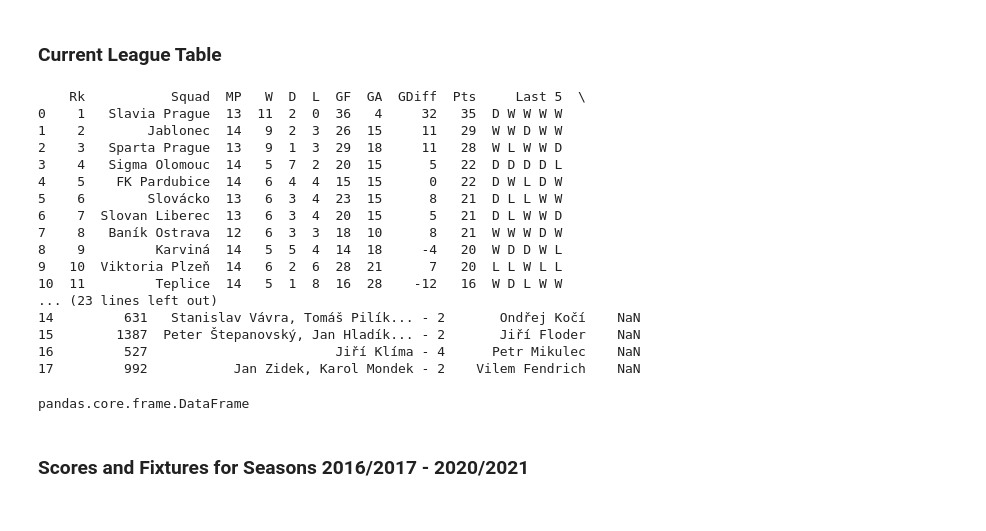
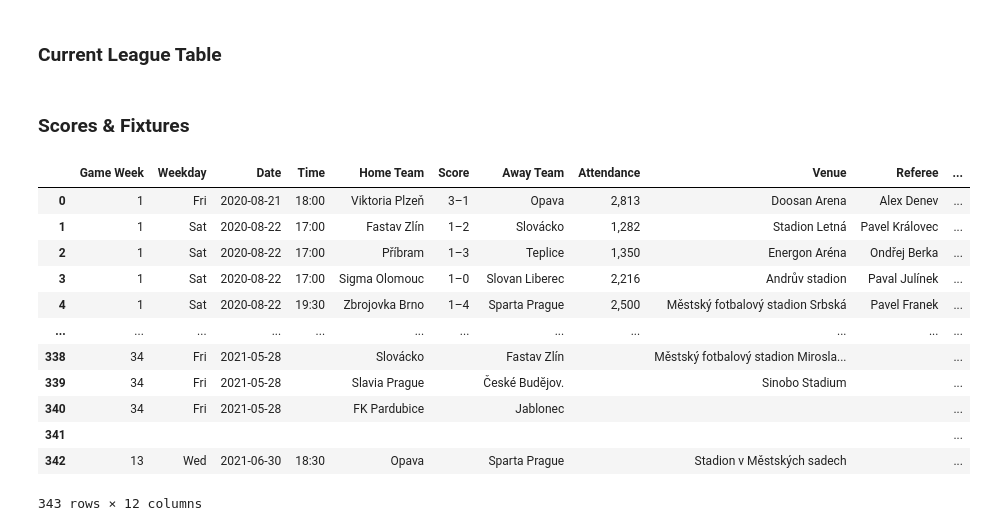
Before and after one commit to Johnymancvrk/Czech-Football-League, a Jupyter notebook: teams_table&scores.ipynb, the cells around one changed output. Cells and saved outputs as stored; diff of their text form; code cells hidden in the pictures.

Commit message:
adding edited scraping notebook and output files with dataframes

```diff
--- a/teams_table&scores.ipynb
+++ b/teams_table&scores.ipynb
@@ -6,0 +59,2 @@ import pandas as pd
+# %% [markdown]
+### Scores & Fixtures
@@ -7,27 +106,17 @@ import pandas as pd
 # %%
-url = 'https://fbref.com/en/comps/66/Czech-First-League-Stats'
-tables_list = pd.read_html(url)
-table_df = pd.DataFrame(tables_list[0])
-print(table_df)
-type(table_df)
+url = "https://fbref.com/en/comps/66/schedule/Czech-First-League-Scores-and-Fixtures"
+Scores_Scraper_regular(url)
 # %% [output]
+|  | Game Week | Weekday | Date | Time | Home Team | Score | Away Team | Attendance | Venue | Referee | ... |
+| 0 | 1 | Fri | 2020-08-21 | 18:00 | Viktoria Plzeň | 3–1 | Opava | 2,813 | Doosan Arena | Alex Denev | ... |
+| 1 | 1 | Sat | 2020-08-22 | 17:00 | Fastav Zlín | 1–2 | Slovácko | 1,282 | Stadion Letná | Pavel Královec | ... |
+| 2 | 1 | Sat | 2020-08-22 | 17:00 | Příbram | 1–3 | Teplice | 1,350 | Energon Aréna | Ondřej Berka | ... |
+| 3 | 1 | Sat | 2020-08-22 | 17:00 | Sigma Olomouc | 1–0 | Slovan Liberec | 2,216 | Andrův stadion | Paval Julínek | ... |
+| 4 | 1 | Sat | 2020-08-22 | 19:30 | Zbrojovka Brno | 1–4 | Sparta Prague | 2,500 | Městský fotbalový stadion Srbská | Pavel Franek | ... |
+| ... | ... | ... | ... | ... | ... | ... | ... | ... | ... | ... | ... |
+| 338 | 34 | Fri | 2021-05-28 |  | Slovácko |  | Fastav Zlín |  | Městský fotbalový stadion Mirosla... |  | ... |
+| 339 | 34 | Fri | 2021-05-28 |  | Slavia Prague |  | České Budĕjov. |  | Sinobo Stadium |  | ... |
+| 340 | 34 | Fri | 2021-05-28 |  | FK Pardubice |  | Jablonec |  |  |  | ... |
+| 341 |  |  |  |  |  |  |  |  |  |  | ... |
+| 342 | 13 | Wed | 2021-06-30 | 18:30 | Opava |  | Sparta Prague |  | Stadion v Městských sadech |  | ... |
-    Rk           Squad  MP   W  D  L  GF  GA  GDiff  Pts     Last 5  \
-0    1   Slavia Prague  13  11  2  0  36   4     32   35  D W W W W
-1    2        Jablonec  14   9  2  3  26  15     11   29  W W D W W
-2    3   Sparta Prague  13   9  1  3  29  18     11   28  W L W W D
-3    4   Sigma Olomouc  14   5  7  2  20  15      5   22  D D D D L
-4    5    FK Pardubice  14   6  4  4  15  15      0   22  D W L D W
-5    6        Slovácko  13   6  3  4  23  15      8   21  D L L W W
-6    7  Slovan Liberec  13   6  3  4  20  15      5   21  D L W W D
-7    8   Baník Ostrava  12   6  3  3  18  10      8   21  W W W D W
-8    9         Karviná  14   5  5  4  14  18     -4   20  W D D W L
-9   10  Viktoria Plzeň  14   6  2  6  28  21      7   20  L L W L L
-10  11         Teplice  14   5  1  8  16  28    -12   16  W D L W W
-... (23 lines left out)
-14         631   Stanislav Vávra, Tomáš Pilík... - 2       Ondřej Kočí    NaN
-15        1387  Peter Štepanovský, Jan Hladík... - 2       Jiří Floder    NaN
-16         527                        Jiří Klíma - 4      Petr Mikulec    NaN
-17         992           Jan Zidek, Karol Mondek - 2    Vilem Fendrich    NaN
+343 rows × 12 columns
-pandas.core.frame.DataFrame
-# %% [markdown]
-### Scores and Fixtures for Seasons 2016/2017 - 2020/2021
```
Also changed, not shown: parts of 10 cells of this notebook, 2 other files.
